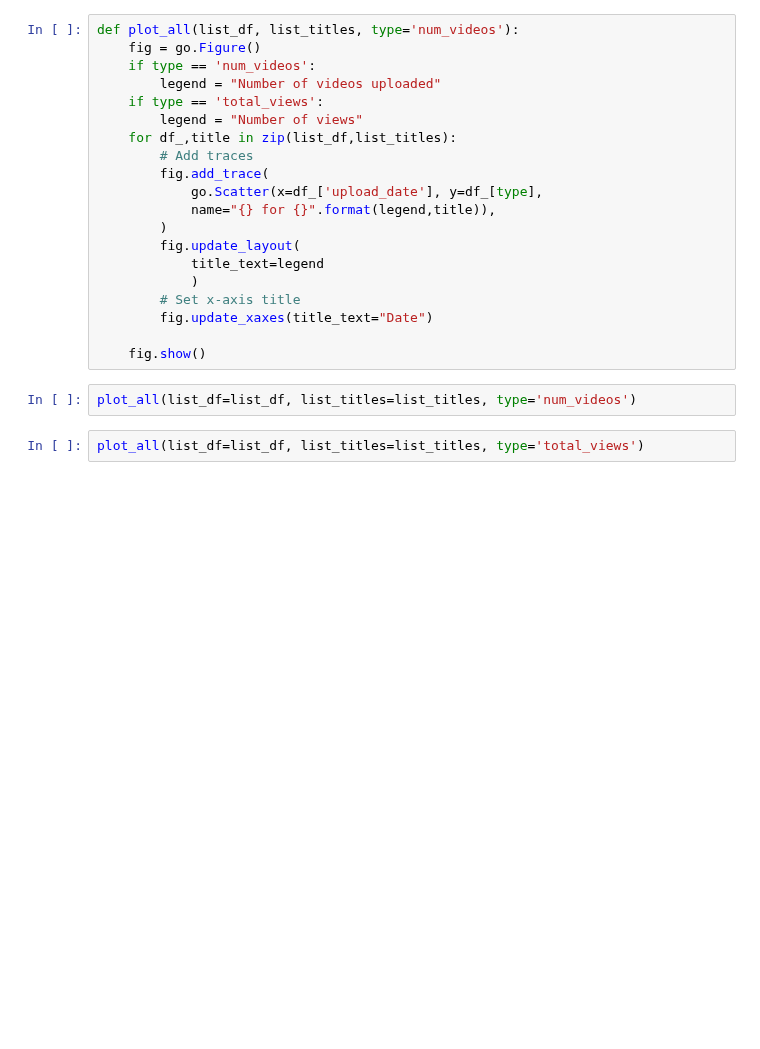
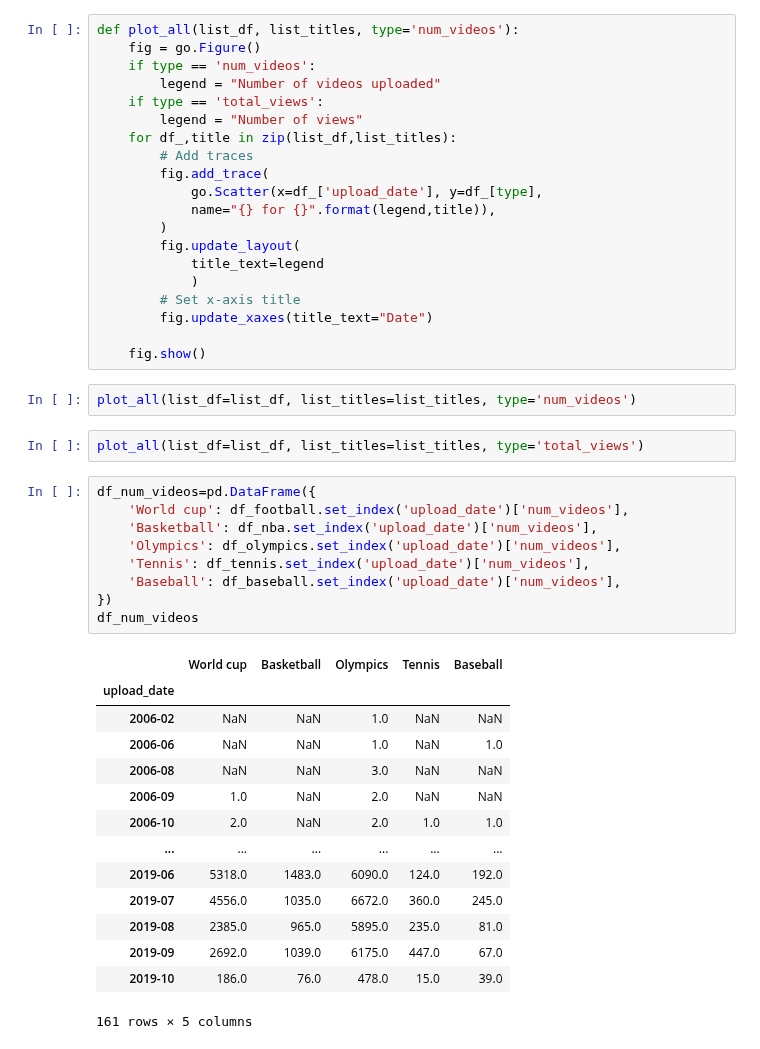
Before and after one commit to epfl-ada/ada-2022-project-chromegoldfish, a Jupyter notebook: src/timeseries_sports_event.ipynb, the cells around one changed output. Cells and saved outputs as stored; diff of their text form; blank space fills up the shorter version.

```diff
--- a/src/timeseries_sports_event.ipynb
+++ b/src/timeseries_sports_event.ipynb
@@ -182,3 +182,27 @@ def plot_all(list_df, list_titles, type='num_videos'):
 plot_all(list_df=list_df, list_titles=list_titles, type='num_videos')
 # %%
 plot_all(list_df=list_df, list_titles=list_titles, type='total_views')
+# %%
+df_num_videos=pd.DataFrame({
+    'World cup': df_football.set_index('upload_date')['num_videos'],
+    'Basketball': df_nba.set_index('upload_date')['num_videos'],
+    'Olympics': df_olympics.set_index('upload_date')['num_videos'],
+    'Tennis': df_tennis.set_index('upload_date')['num_videos'],
+    'Baseball': df_baseball.set_index('upload_date')['num_videos'],
+})
+df_num_videos
+# %% [output]
+|  | World cup | Basketball | Olympics | Tennis | Baseball |
+| upload_date |  |  |  |  |  |
+| 2006-02 | NaN | NaN | 1.0 | NaN | NaN |
+| 2006-06 | NaN | NaN | 1.0 | NaN | 1.0 |
+| 2006-08 | NaN | NaN | 3.0 | NaN | NaN |
+| 2006-09 | 1.0 | NaN | 2.0 | NaN | NaN |
+| 2006-10 | 2.0 | NaN | 2.0 | 1.0 | 1.0 |
+| ... | ... | ... | ... | ... | ... |
+| 2019-06 | 5318.0 | 1483.0 | 6090.0 | 124.0 | 192.0 |
+| 2019-07 | 4556.0 | 1035.0 | 6672.0 | 360.0 | 245.0 |
+| 2019-08 | 2385.0 | 965.0 | 5895.0 | 235.0 | 81.0 |
+| 2019-09 | 2692.0 | 1039.0 | 6175.0 | 447.0 | 67.0 |
+| 2019-10 | 186.0 | 76.0 | 478.0 | 15.0 | 39.0 |
+161 rows × 5 columns
```
Also changed, not shown: parts of 5 cells of this notebook.
